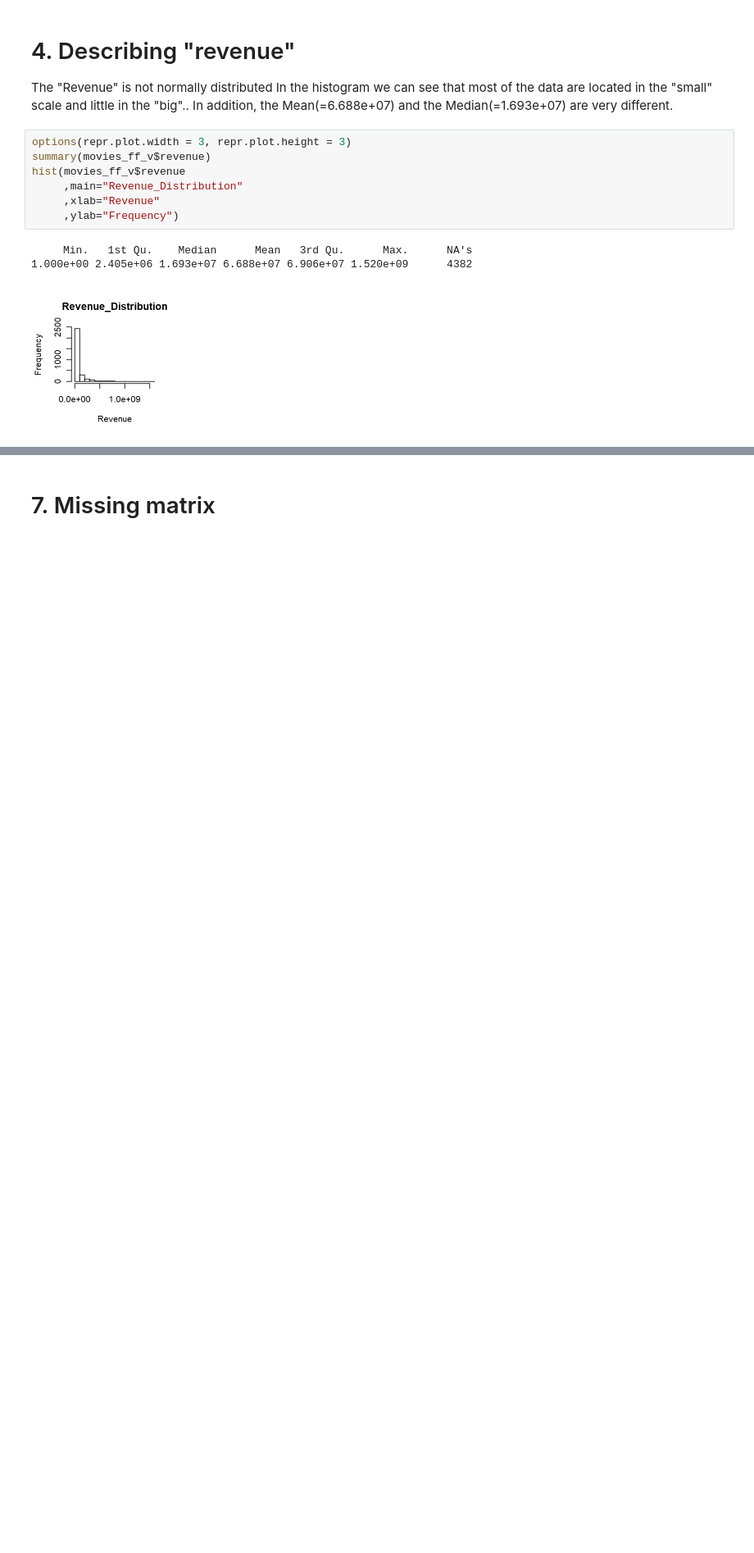
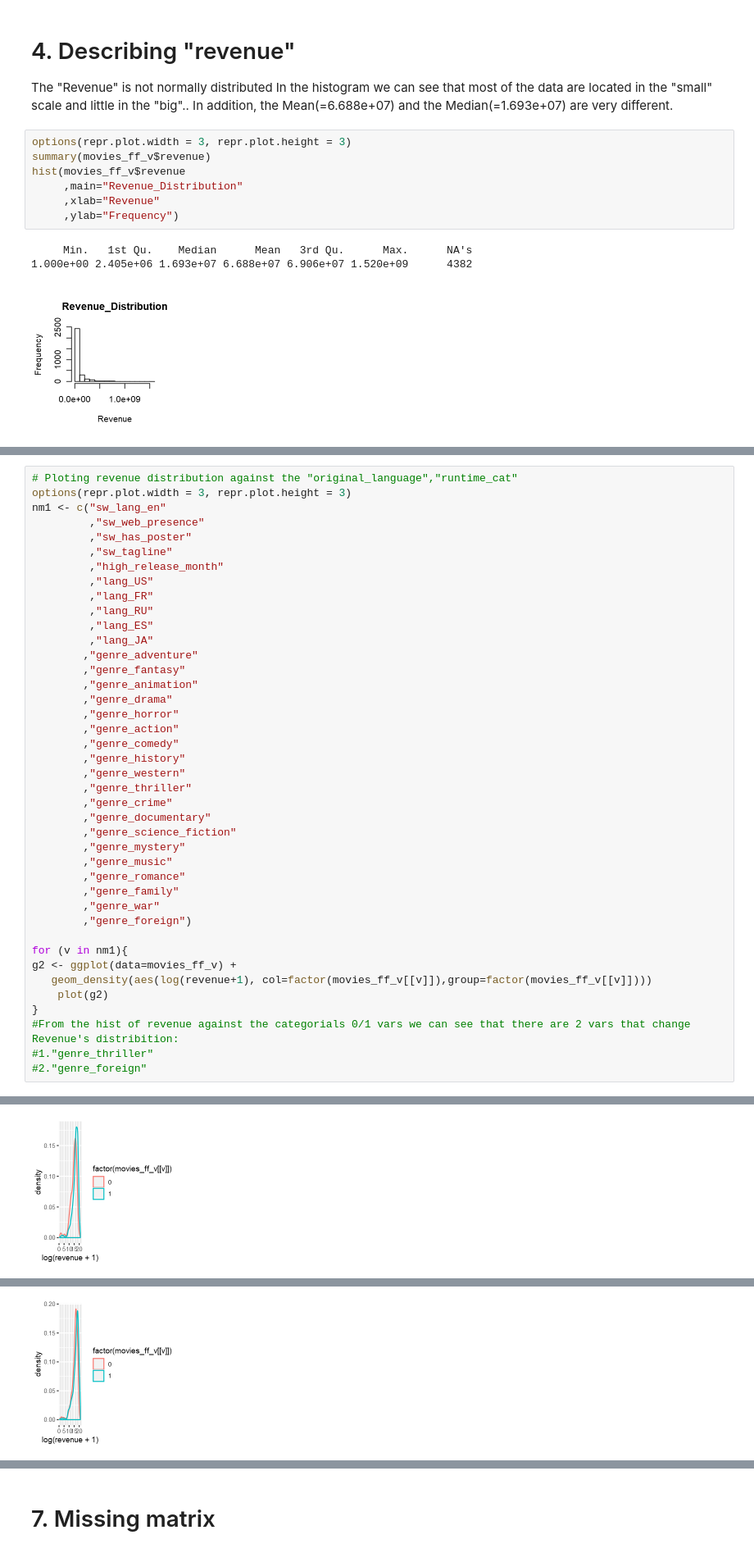
Before and after one commit to mouhadeb/DataScience, a Jupyter notebook: stats/Exercise 4 EDA.ipynb, the cells around one changed output, grey strips where cells are left out. Shown at 82% size. Drawn from its saved outputs; the diff is of its cells as text; blank space fills up the shorter version.

```diff
--- a/stats/Exercise 4 EDA.ipynb
+++ b/stats/Exercise 4 EDA.ipynb
@@ -1136,0 +1116,42 @@ Warning message:
+# %%
+# Ploting revenue distribution against the "original_language","runtime_cat"
+options(repr.plot.width = 3, repr.plot.height = 3)
+nm1 <- c("sw_lang_en"
+         ,"sw_web_presence"
+         ,"sw_has_poster"
+         ,"sw_tagline"
+         ,"high_release_month"
+         ,"lang_US"
+         ,"lang_FR"
+         ,"lang_RU"
+         ,"lang_ES"
+         ,"lang_JA"
+        ,"genre_adventure"
+        ,"genre_fantasy"
+        ,"genre_animation"
+        ,"genre_drama"
+        ,"genre_horror"
+        ,"genre_action"
+        ,"genre_comedy"
+        ,"genre_history"
+        ,"genre_western"
+        ,"genre_thriller"
+        ,"genre_crime"
+        ,"genre_documentary"
+        ,"genre_science_fiction"
+        ,"genre_mystery"
+        ,"genre_music"
+        ,"genre_romance"
+        ,"genre_family"
+        ,"genre_war"
+        ,"genre_foreign")
+
+for (v in nm1){
+g2 <- ggplot(data=movies_ff_v) +
+   geom_density(aes(log(revenue+1), col=factor(movies_ff_v[[v]]),group=factor(movies_ff_v[[v]])))
+    plot(g2)
+}
+#From the hist of revenue against the categorials 0/1 vars we can see that there are 2 vars that change Revenue's distribition:
+#1."genre_thriller"
+#2."genre_foreign"
+# %% [output]
@@ -1136,0 +1162 @@ Warning message:
+[figure, added]
@@ -1136,0 +1167 @@ Warning message:
+[figure, added]
```
Also changed, not shown: parts of 30 cells of this notebook, 1 other file.
